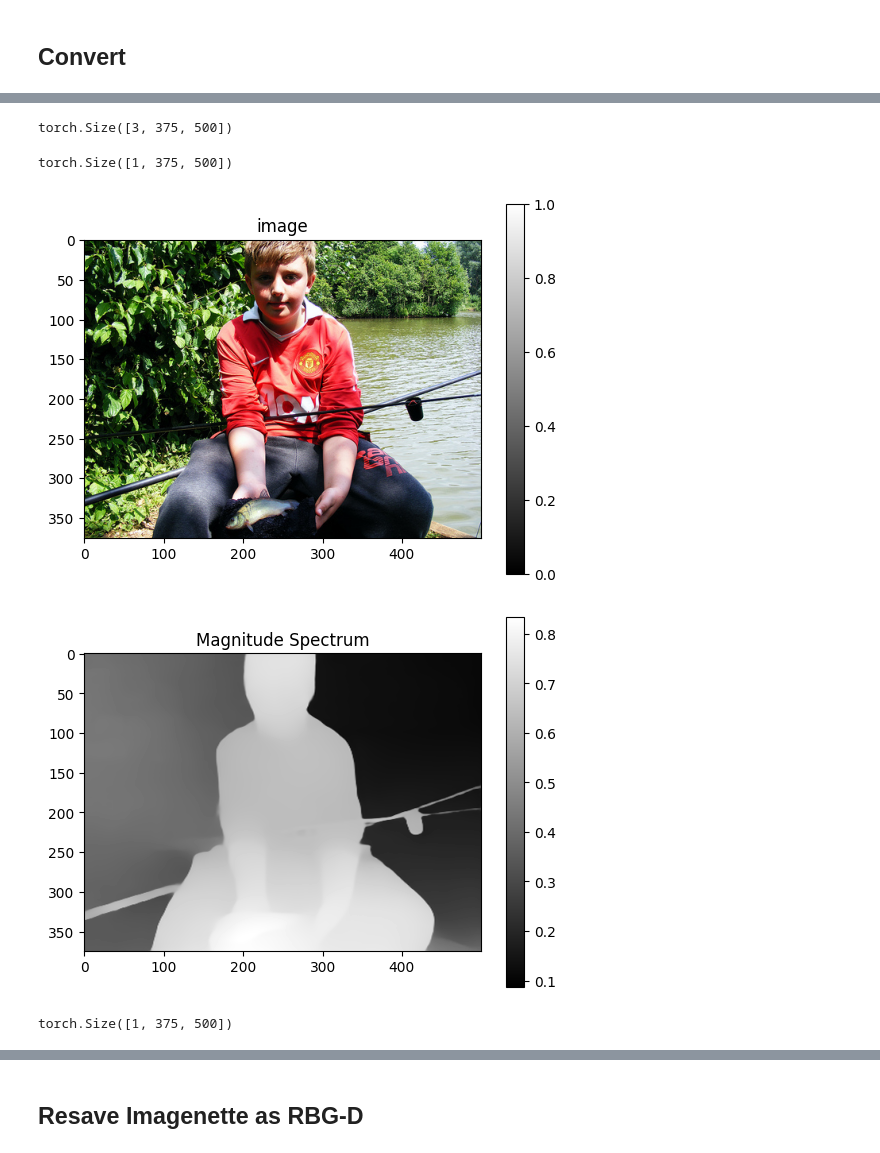
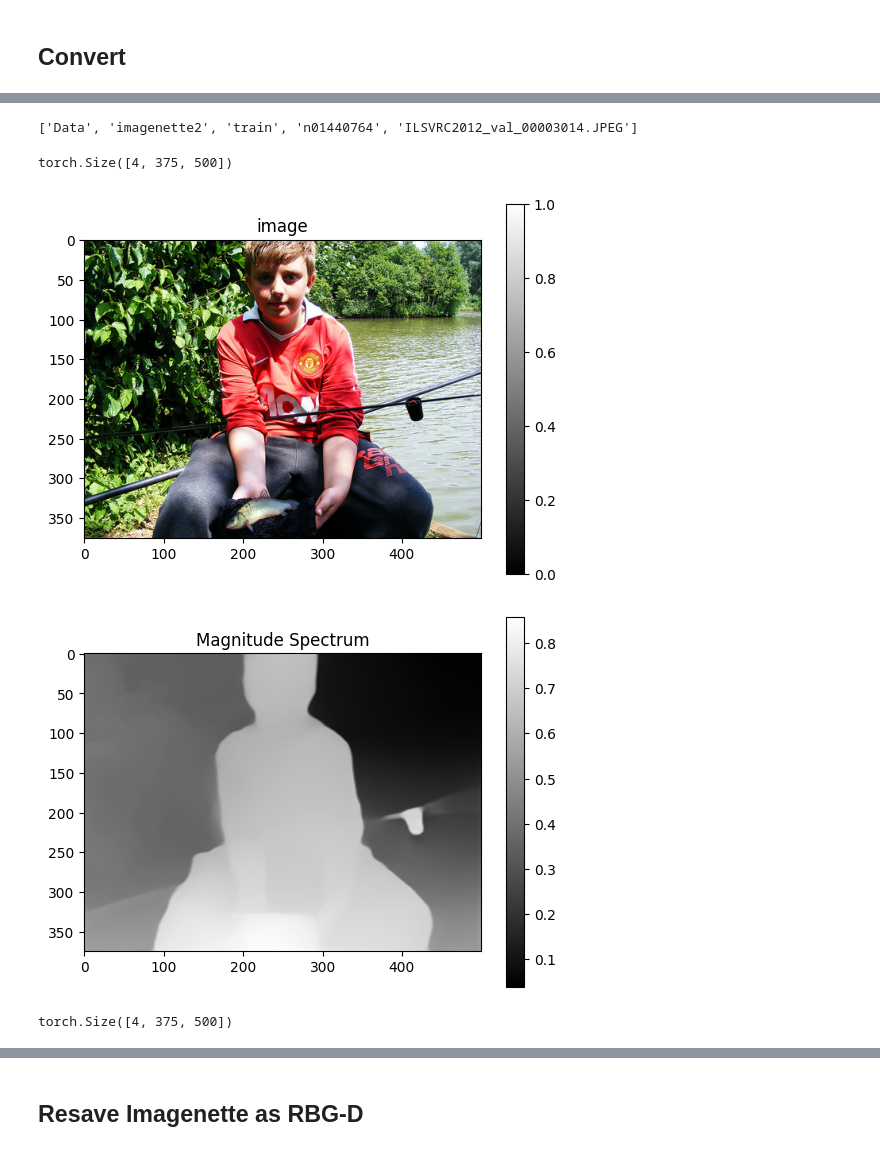
Before and after one commit to bthek1/DeepLearning, a Jupyter notebook: nbs/071_depth_estimator_Imagenette.ipynb, the cells around one changed output, grey strips where cells are left out. Cells and saved outputs as stored; diff of their text form; code cells hidden in the pictures.

```diff
--- a/nbs/071_depth_estimator_Imagenette.ipynb
+++ b/nbs/071_depth_estimator_Imagenette.ipynb
@@ -53,7 +53,7 @@ midas = midas.eval()
 ## Data
 # %%
 transform_default = transforms.Compose([
-    transforms.Resize((1000, 1000)),#??
+    transforms.Resize((500, 500)),#??
     transforms.ToTensor(),
     transforms.Normalize(mean=[0.485, 0.456, 0.406], std=[0.229, 0.224, 0.225]),  # Normalize with ImageNet mean and std
     transforms.Normalize(mean=[0.485, 0.456, 0.406], std=[0.229, 0.224, 0.225]),  # Normalize with ImageNet mean and std
@@ -110,7 +110,7 @@ class ComputeDepth(object):
         self.model.eval()
         self.transform = transform
 
-    def __call__(self, image, size):
+    def __call__(self, image, default_image):
         input_image = image.to('cpu').squeeze().numpy().transpose(1, 2, 0)
         # input_image = np.array(image)
         input_batch = transform(input_image).to(self.device)
@@ -120,7 +120,7 @@ class ComputeDepth(object):
 
             prediction = torch.nn.functional.interpolate(
                 prediction.unsqueeze(1),
-                size=size,
+                size= default_image.shape[-2:],
                 mode="bicubic",
                 align_corners=False,
             ).squeeze(0)
@@ -136,9 +136,9 @@ class ComputeDepth(object):
         # Normalize the tensor to the desired mean and standard deviation
         prediction = prediction * scale_factor + bias
 
-        # combined_image = torch.cat((image, prediction), dim=0)
+        combined_image = torch.cat((default_image, prediction), dim=0)
 
-        return prediction
+        return combined_image
 
     def __repr__(self):
         return self.__class__.__name__ + '()'
@@ -156,31 +145,36 @@ torch.Size([3, 1000, 1000])
-# %%
-image1, label1 = train_dataset_original[2]
-image1.shape
-# %% [output]
-torch.Size([3, 375, 500])
-# %%
-transform_depth = ComputeDepth(midas, transform = transform, device = "cpu")
-new_image = transform_depth(image, size = image1.shape[-2:])
-new_image.shape
-# %% [output]
-torch.Size([1, 375, 500])
+# %%
+path = train_dataset.get_location(2)
+folder = path.rsplit('/', 4)
+folder
+# %% [output]
+['Data', 'imagenette2', 'train', 'n01440764', 'ILSVRC2012_val_00003014.JPEG']
+# %%
+image, label = train_dataset[2]
+
+image1, label1 = train_dataset_original[2]
+
+transform_depth = ComputeDepth(midas, transform = transform, device = "cpu")
+new_image = transform_depth(image, image1)
+new_image.shape
+# %% [output]
+torch.Size([4, 375, 500])
 # %%
-# transposed_image = torch.transpose(new_image[:3], 0, 2).transpose(0, 1)
-transposed_image = torch.transpose(image1, 0, 2).transpose(0, 1)
+transposed_image = torch.transpose(new_image[:3], 0, 2).transpose(0, 1)
+# transposed_image = torch.transpose(image1, 0, 2).transpose(0, 1)
 # %%
 plt.imshow(transposed_image, cmap='gray')
 plt.title('image')
 plt.colorbar()
 plt.show()
 
-plt.imshow(new_image.squeeze(), cmap='gray')
+plt.imshow(new_image[3], cmap='gray')
 plt.title('Magnitude Spectrum')
 plt.colorbar()
 plt.show()
 # %% [output]
 [figure]
-[figure, old version]
+[figure, new version]
 # %%
 new_image.shape
 # %% [output]
-torch.Size([1, 375, 500])
+torch.Size([4, 375, 500])
```
Also changed, not shown: parts of 12 cells of this notebook, 19 other files.
